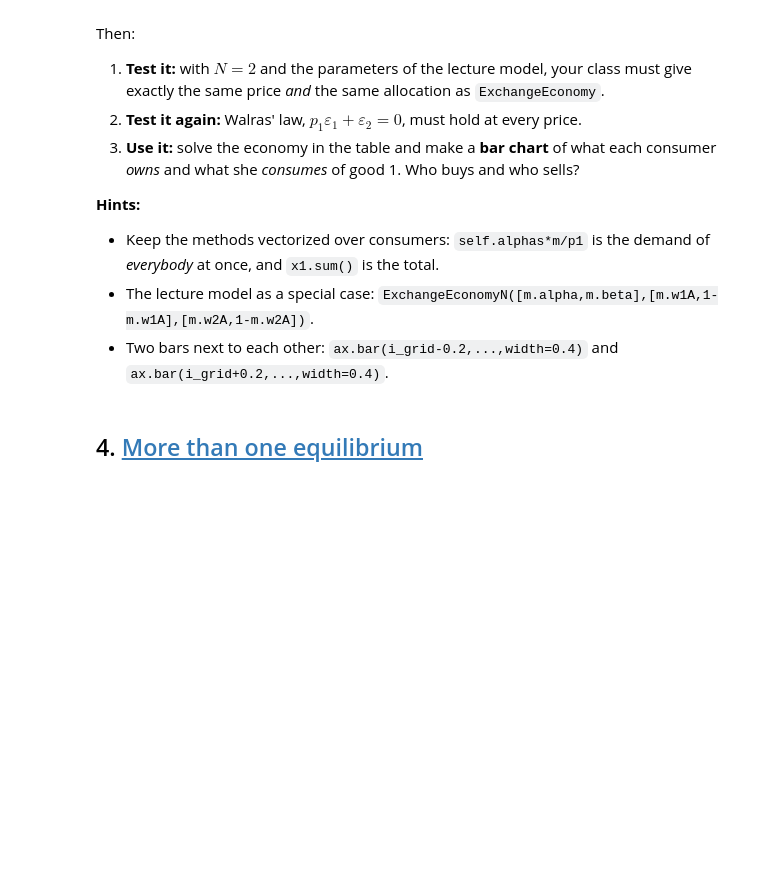
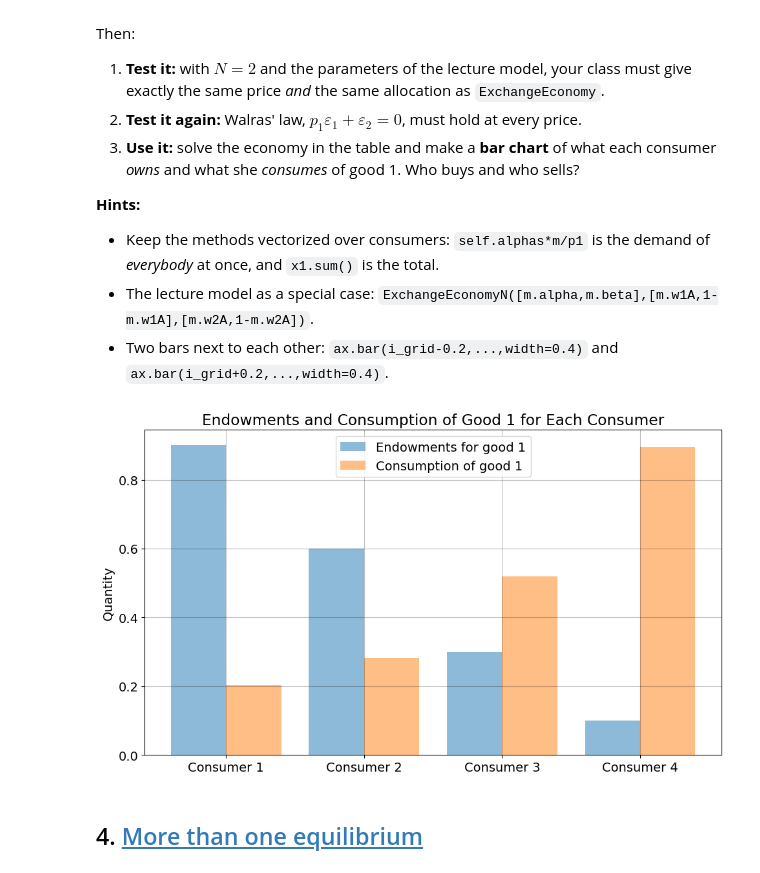
Before and after one commit to Matias-BF-Hall/ProgEcon-exclass, a Jupyter notebook: Summer2026/PS solutions/PS7.ipynb, the cells around one changed output. Drawn from its saved outputs; the diff is of its cells as text; code cells hidden in the pictures; blank space fills up the shorter version.

Commit message:
PS7 almost done

```diff
--- a/Summer2026/PS solutions/PS7.ipynb
+++ b/Summer2026/PS solutions/PS7.ipynb
@@ -376,6 +378,7 @@ Then:
 * The lecture model as a special case: `ExchangeEconomyN([m.alpha,m.beta],[m.w1A,1-m.w1A],[m.w2A,1-m.w2A])`.
 * Two bars next to each other: `ax.bar(i_grid-0.2,...,width=0.4)` and `ax.bar(i_grid+0.2,...,width=0.4)`.
 # %%
+# due to numpy arrays we can just write function in their vectorised form, hence, the functions look almost identical to the lecture model.
 class ExchangeEconomyN:
     """ an exchange economy with N consumers, two goods and Cobb-Douglas preferences """
 
@@ -402,26 +405,30 @@ class ExchangeEconomyN:
     def utility(self,x1,x2):
         """ the utility of every consumer, returns an array with N elements """
 
-        return None # TODO: x1**self.alphas * ...
+        return x1**self.alphas * x2**(1-self.alphas) # because all variables are numpy arrays of same length, it takes the elementwise exponent
 
     def demand(self,p1):
         """ the demand of every consumer at the price p1, returns two arrays with N elements """
 
         m = p1*self.w1 + self.w2 # the value of what each consumer owns
+        x1 = self.alphas*m/p1 # the demand for good 1
+        x2 = (1-self.alphas)*m # the demand for good 2
 
-        return None,None # TODO
+        return x1,x2
 
     def excess_demand(self,p1):
         """ how much more of each good is wanted than exists, returns (eps1,eps2) """
 
         x1,x2 = self.demand(p1)
+        eps1 = x1.sum() - self.W1 # excess demand for good 1
+        eps2 = x2.sum() - self.W2 # excess demand for good 2
 
-        return None,None # TODO: remember .sum()
+        return eps1,eps2
 
     def equilibrium_price(self):
         """ the analytical equilibrium price of good 1 """
-
-        return None # TODO
+        p1 = np.sum(self.alphas*self.w2)/np.sum((1-self.alphas)*self.w1)
+        return p1
 
     def solve_equilibrium_price(self,bracket=[0.01,100.0]):
         """ the equilibrium price, found numerically as the root of excess demand """
@@ -445,7 +452,53 @@ class ExchangeEconomyN:
 
         return sol
 # %%
-# write your own code here
+### TESTING ###
+# 1. with N=2 the new model should give the same results as the lecture model.
+# create instance of the new class
+modeln_test = ExchangeEconomyN(alphas=[1/3,2/3],w1=[0.8,0.2],w2=[0.3,0.7]) # using the same parameters as in the lecture model for both consumers
+# solve the model and the lecture model and assert that the results are the same
+soln_test = modeln_test.solve()
+sol = model_lecture.solve()
+assert np.allclose(soln_test.p1, sol.p1), "The two solutions are different"
+assert np.allclose(soln_test.x1, np.array([sol.x1A, sol.x1B])), "The two solutions are different"
+assert np.allclose(soln_test.x2, np.array([sol.x2A, sol.x2B])), "The two solutions are different"
+# 2. Walras law: p1*e1 + e2 = 0, where e1 and e2 are the excess demands for goods 1 and 2, respectively + market clearing
+# create price grid and compute grid of excess demands for goods 1 and 2
+p1_grid = np.linspace(1e-8, 3, 200)
+eps1_grid, eps2_grid = np.zeros_like(p1_grid), np.zeros_like(p1_grid)
+for i, p1 in enumerate(p1_grid):
+    eps1_grid[i], eps2_grid[i] = modeln_test.excess_demand(p1)
+# assert
+assert np.allclose(p1_grid*eps1_grid + eps2_grid, 0.0), "Walras law does not hold for the excess demands at every price"
+# market clearing at the equilibrium price
+assert np.isclose(soln_test.x1.sum(), modeln_test.W1), "Market does not clear for good 1 at the equilibrium price"
+assert np.isclose(soln_test.x2.sum(), modeln_test.W2), "Market does not clear for good 2 at the equilibrium price"
+
+### SOLVE ###
+# create the parameters for the economy specified
+alphas = np.array([0.2, 0.3, 0.6, 0.8])
+w1s = np.array([0.9, 0.6, 0.3, 0.1])
+w2s = np.array([0.1, 0.3, 0.5, 0.9])
+# create the model and solve
+modeln = ExchangeEconomyN(alphas=alphas, w1=w1s, w2=w2s)
+soln = modeln.solve()
+
+# plot
+fig = plt.figure(figsize=(10, 6))
+# create grid for plotting bars next to each other
+i_grid = np.arange(modeln.N)
+# plot bars next to each other using the hint given above
+plt.bar(i_grid-0.2, w1s, label='Endowments for good 1', width=0.4, alpha=0.5)
+plt.bar(i_grid+0.2, soln.x1, label='Consumption of good 1', width=0.4, alpha=0.5)
+# set the x-ticks to be the consumer numbers
+plt.xticks(i_grid, [f'Consumer {i+1}' for i in range(modeln.N)])
+plt.ylabel('Quantity')
+plt.title('Endowments and Consumption of Good 1 for Each Consumer')
+plt.legend()
+fig.tight_layout()
+plt.show()
+# %% [output]
+[figure, added]
 # %% [markdown]
 ## 4. <a id='toc4_'></a>[More than one equilibrium](#toc0_)
 # %% [markdown]
```
Also changed, not shown: parts of 3 cells of this notebook, 1 other file.
